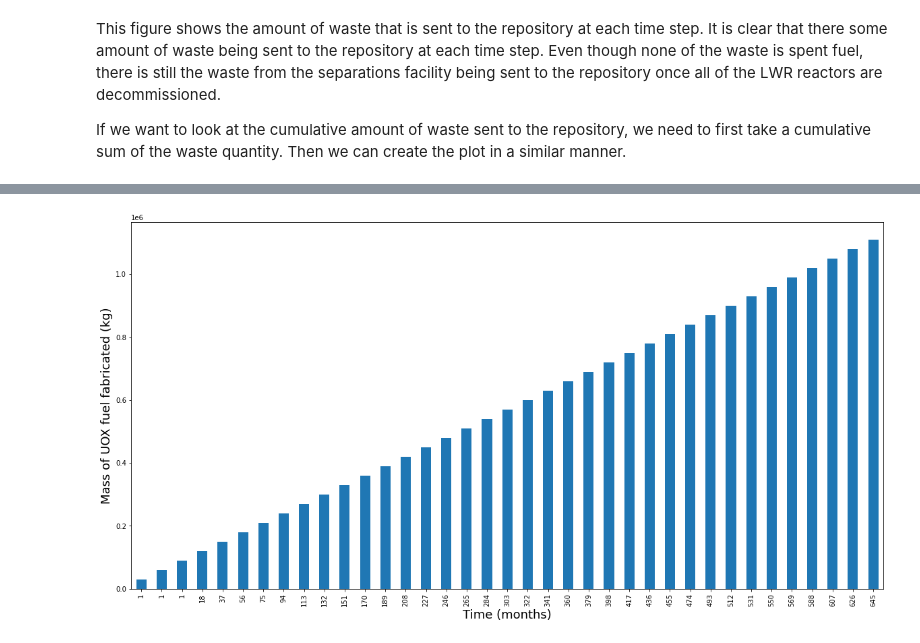
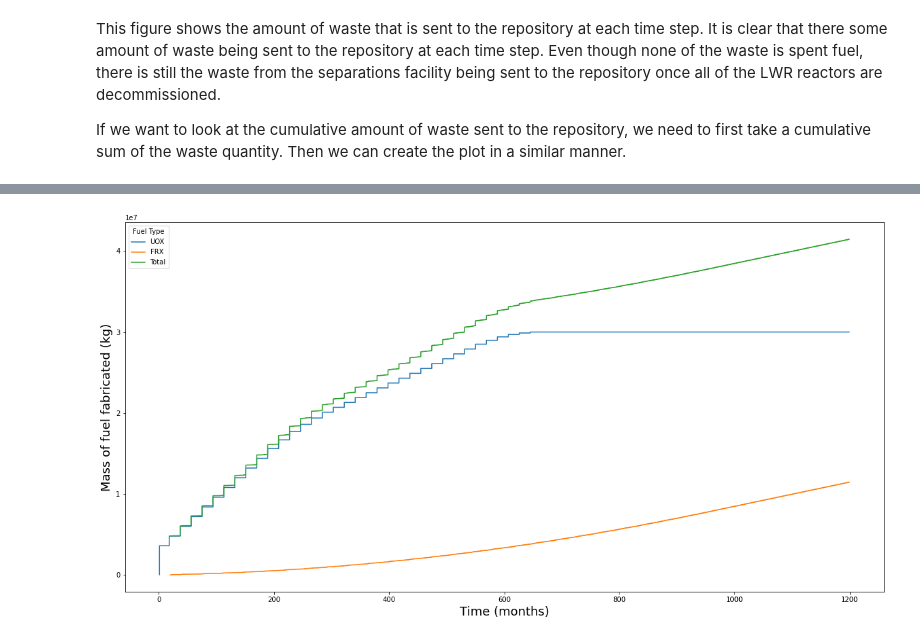
Before and after one commit to cyclus/cymetric, a Jupyter notebook: examples/materials_transactions.ipynb, the cells around one changed output, grey strips where cells are left out. Drawn from its saved outputs; the diff is of its cells as text; code cells hidden in the pictures.

Commit message:
working example of fuel quantities

```diff
--- a/examples/materials_transactions.ipynb
+++ b/examples/materials_transactions.ipynb
@@ -39,7 +40,7 @@ Simulation ID: cece9d1c-a5d2-4965-8669-3cd30e46d925
 # %%
-db = cym.dbopen('recycle.sqlite')
-evaler = cym.Evaluator(db)
-transactions = evaler.eval('TransactionQuantity')
+db = cym.tools.dbopen('recycle.sqlite')
+evaler = cym.Evaluator(db, write=False)
+transactions = evaler.eval('TransactionQuantity').sort_values(by='TimeCreated')
 transactions = transactions.rename(columns={'TimeCreated':'Time'})
 # %% [markdown]
 ### We can plot the amount of waste sent to the repository as a function of time
@@ -72,5 +79,5 @@ The UOX fuel is created in the enrichment plant, then sent to the reactor protot
 # %%
-uox = transactions.loc[transactions['Commodity'] == 'uox'] #finding transactions that involve waste
-uox['Total'] = uox['Quantity'].cumsum()
-#frx_fuel = transactions.loc[transactions['Commodity']=='frx_fuel']
-cym.merge_and_fillna_col(transactions, uox, 'uox_total','Total')
+transactions['uox_total'] = transactions.loc[transactions['Commodity'] == 'uox']['Quantity'].cumsum()
+transactions['frx_total'] = transactions.loc[transactions['Commodity'] == 'frx_fuel']['Quantity'].cumsum()
+transactions.fillna(method='ffill', inplace=True)
+transactions['total_fuel'] = transactions['uox_total'] + transactions['frx_total']
@@ -86,6 +84,14 @@ uox['Total'] = uox['Quantity'].cumsum()
 # %%
-uox[['Time','Total']].plot.bar(x = 'Time', figsize=(20,10), legend=False)
-plt.xlabel('Time (months)',fontsize=18); plt.ylabel('Mass of UOX fuel fabricated (kg)',fontsize=18)
+transactions[['Time', 'uox_total', 'frx_total', 'total_fuel']].plot(x = 'Time', figsize=(20,10), legend=False)
+plt.xlabel('Time (months)',fontsize=18); plt.ylabel('Mass of fuel fabricated (kg)',fontsize=18)
+
+l = plt.legend()
+l.get_texts()[0].set_text('UOX')
+l.get_texts()[1].set_text('FRX')
+l.get_texts()[2].set_text('Total')
+l.set_title('Fuel Type')
+
+plt.savefig('fuel_cumulative.png')
 plt.show()
 # %% [output]
-[figure, old version]
+[figure, new version]
```
Also changed, not shown: parts of 9 cells of this notebook, 1 other file.
